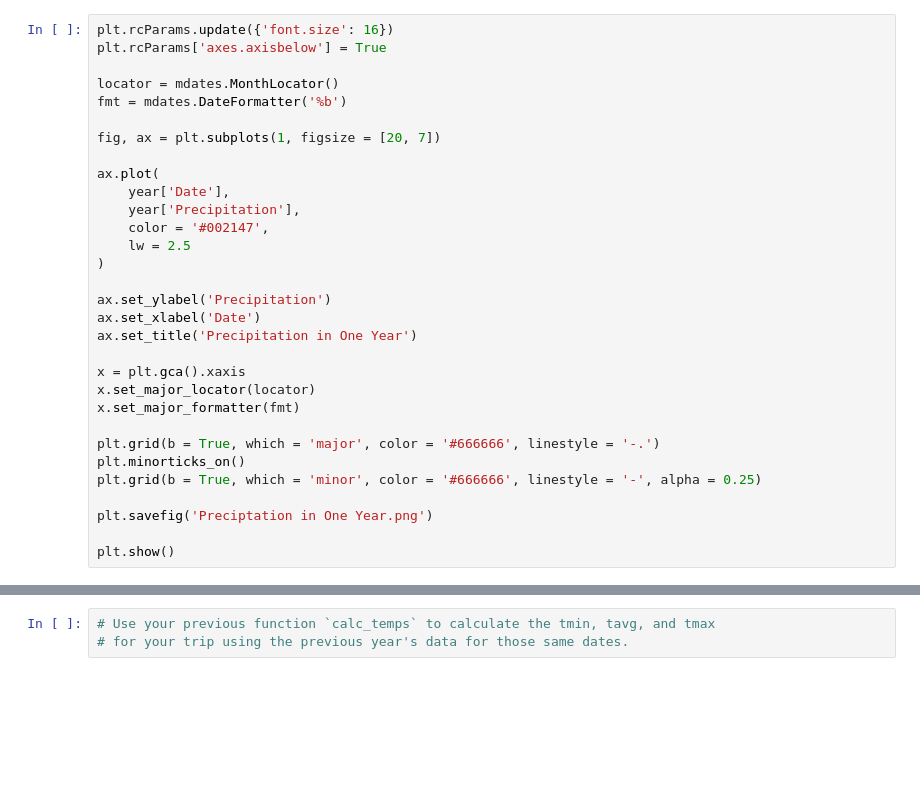
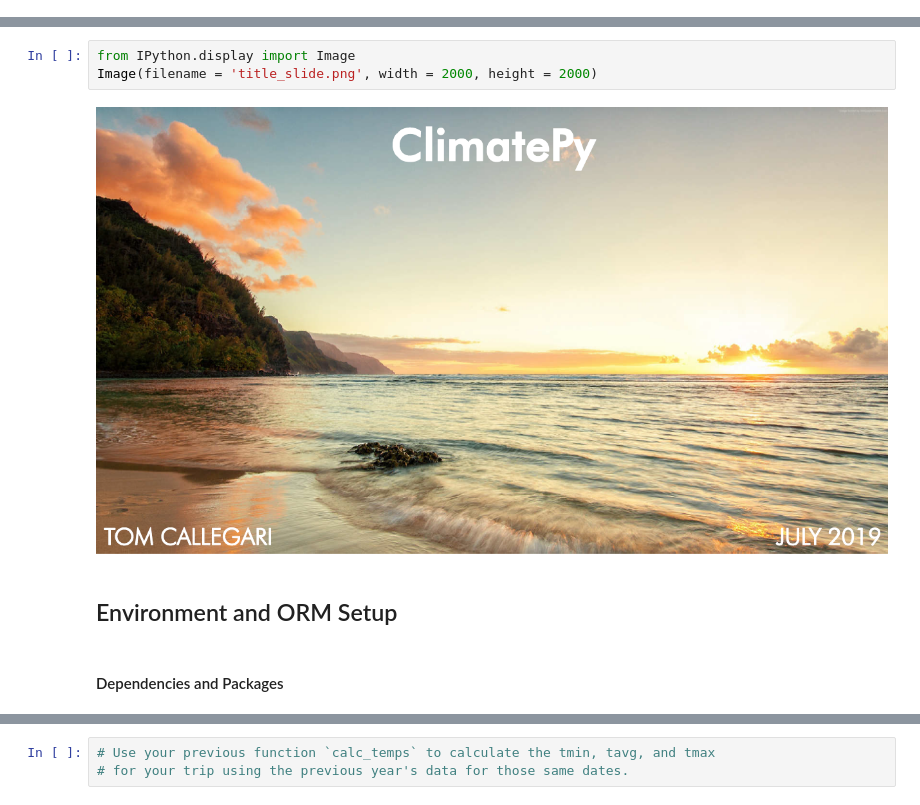
Before and after one commit to TomCallegari/UofT---SCS---Data-Anaytics-Bootcamp, a Jupyter notebook: Week 10 - Advanced Data Storage and Retrieval/Homework/Instructions/ClimatePy.ipynb, the cells around one changed output, grey strips where cells are left out. Saved outputs shown, nothing was run; the diff lists cells and outputs as text; blank space fills up the shorter version.

```diff
--- a/Week 10 - Advanced Data Storage and Retrieval/Homework/Instructions/ClimatePy.ipynb
+++ b/Week 10 - Advanced Data Storage and Retrieval/Homework/Instructions/ClimatePy.ipynb
@@ -68,31 +0,0 @@ year = year[year['Date'] >= '2016-08-23']
-# %%
-plt.rcParams.update({'font.size': 16})
-plt.rcParams['axes.axisbelow'] = True
-
-locator = mdates.MonthLocator()
-fmt = mdates.DateFormatter('%b')
-
-fig, ax = plt.subplots(1, figsize = [20, 7])
-
-ax.plot(
-    year['Date'],
-    year['Precipitation'],
-    color = '#002147',
-    lw = 2.5
-)
-
-ax.set_ylabel('Precipitation')
-ax.set_xlabel('Date')
-ax.set_title('Precipitation in One Year')
-
-x = plt.gca().xaxis
-x.set_major_locator(locator)
-x.set_major_formatter(fmt)
-
-plt.grid(b = True, which = 'major', color = '#666666', linestyle = '-.')
-plt.minorticks_on()
-plt.grid(b = True, which = 'minor', color = '#666666', linestyle = '-', alpha = 0.25)
-
-plt.savefig('Preciptation in One Year.png')
-
-plt.show()
@@ -131,0 +1,9 @@ Name: Precipitation, dtype: float64
+# %%
+from IPython.display import Image
+Image(filename = 'title_slide.png', width = 2000, height = 2000)
+# %% [output]
+[figure, added]
+# %% [markdown]
+## Environment and ORM Setup
+# %% [markdown]
+#### Dependencies and Packages
```
Also changed, not shown: parts of 79 cells of this notebook, 22 other files.
